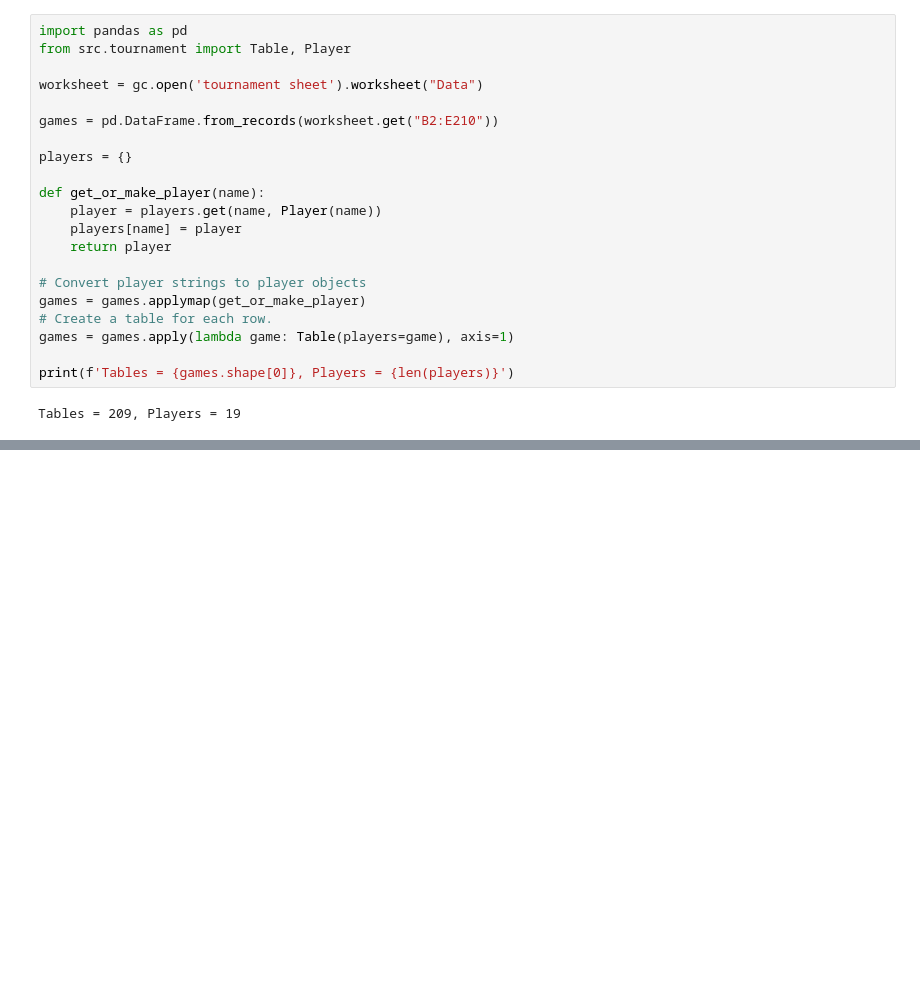
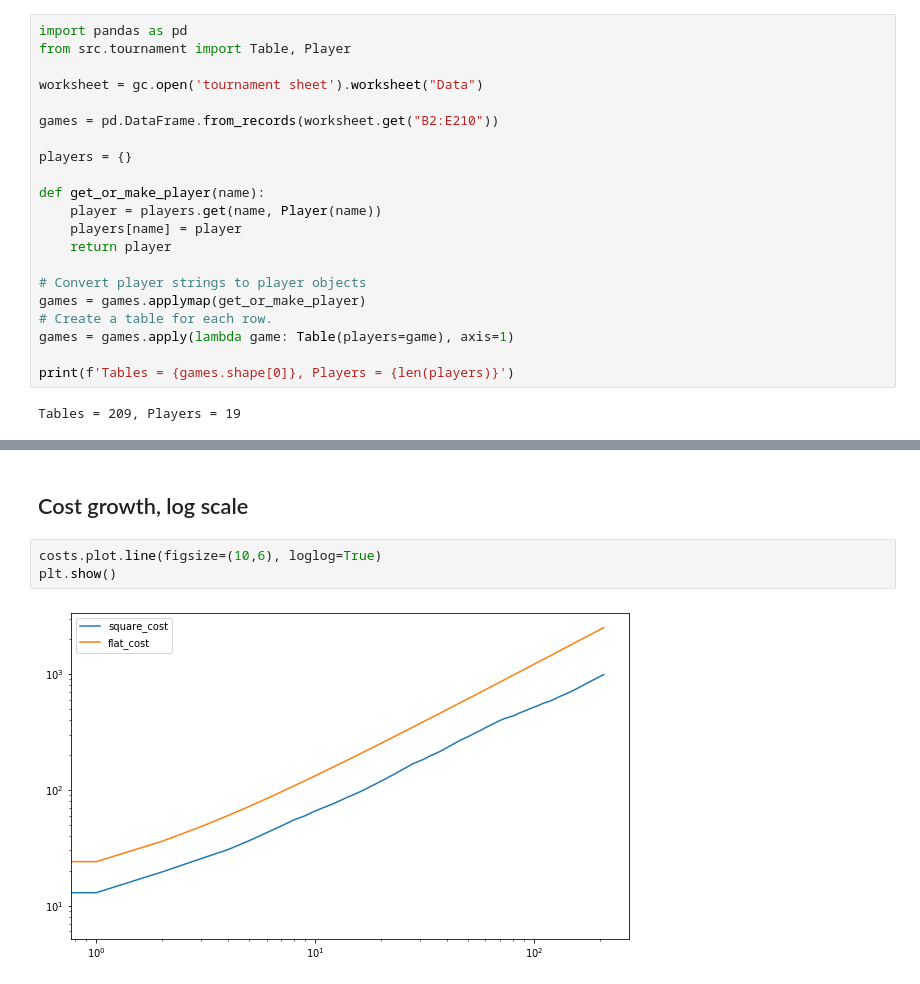
Before and after one commit to BadBastion/tournament-optimizer, a Jupyter notebook: elo_report.ipynb, the cells around one changed output, grey strips where cells are left out. Cells and saved outputs as stored; diff of their text form; blank space fills up the shorter version.

```diff
--- a/elo_report.ipynb
+++ b/elo_report.ipynb
@@ -50,0 +64,7 @@ dtype: object
+# %% [markdown]
+## Cost growth, log scale
+# %%
+costs.plot.line(figsize=(10,6), loglog=True)
+plt.show()
+# %% [output]
+[figure, added]
```
Also changed, not shown: parts of 5 cells of this notebook, 1 other file.
